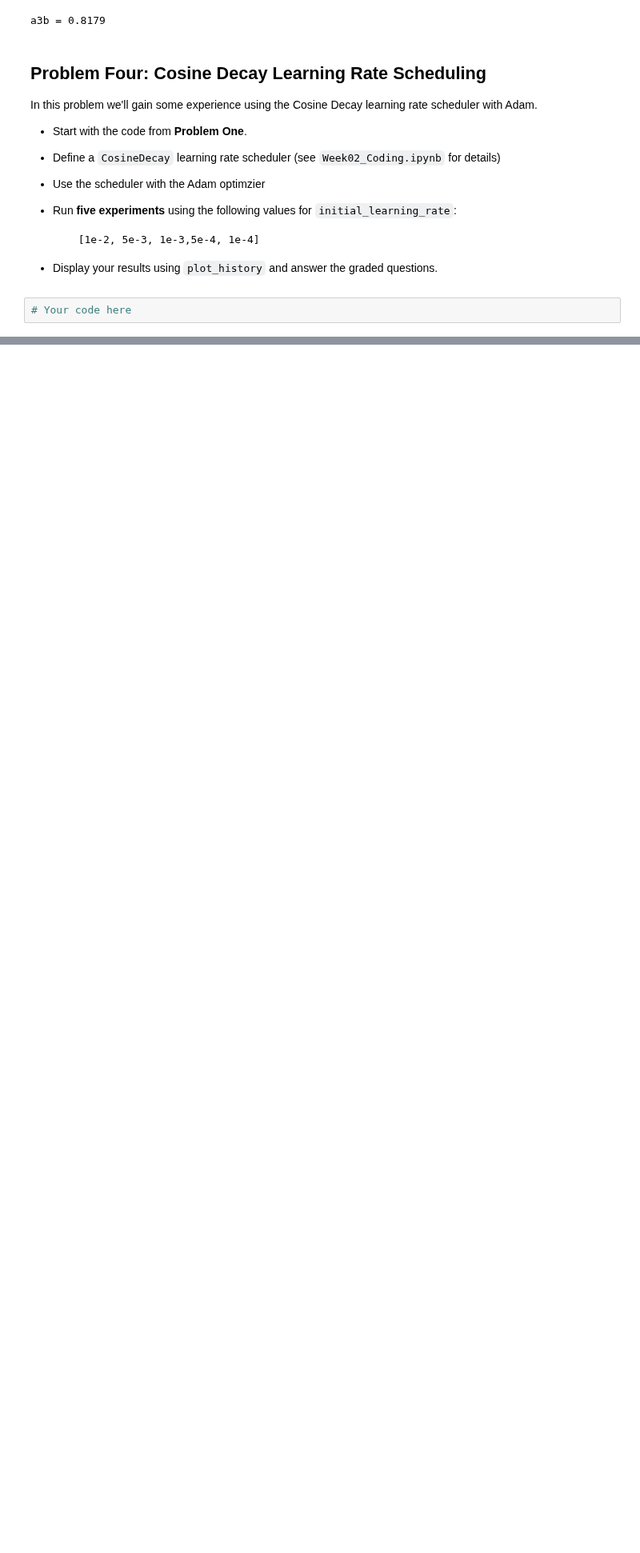
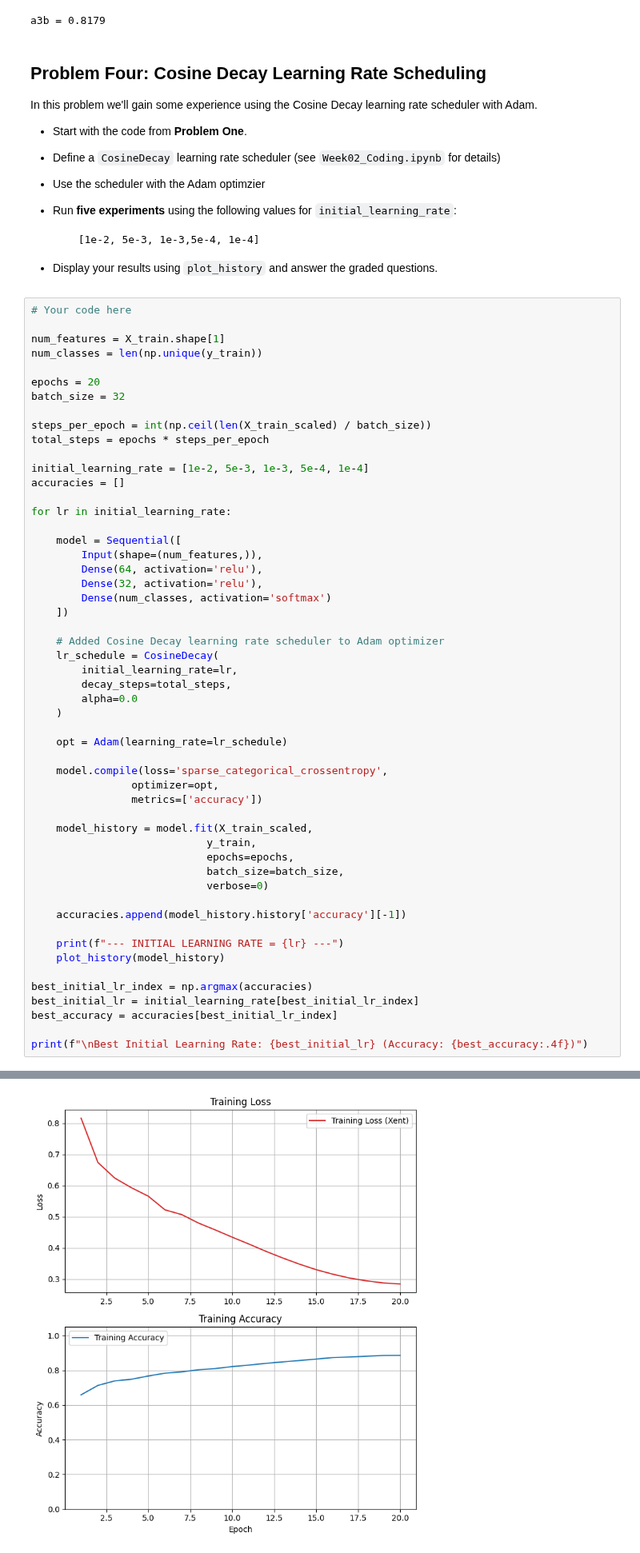
Before and after one commit to aidandig/DX703-HW, a Jupyter notebook: Homework_02.ipynb, the cells around one changed output, grey strips where cells are left out. Shown at 80% size. Drawn from its saved outputs; the diff is of its cells as text; blank space fills up the shorter version.

Commit message:
Finding best initial learning rate when using cosine decay as an LR scheduler

```diff
--- a/Homework_02.ipynb
+++ b/Homework_02.ipynb
@@ -417,3 +417,55 @@ In this problem we'll gain some experience using the Cosine Decay learning rate
 * Display your results using `plot_history` and answer the graded questions.
 # %%
 # Your code here
+
+num_features = X_train.shape[1]
+num_classes = len(np.unique(y_train))
+
+epochs = 20
+batch_size = 32
+
+steps_per_epoch = int(np.ceil(len(X_train_scaled) / batch_size))
+total_steps = epochs * steps_per_epoch
+
+initial_learning_rate = [1e-2, 5e-3, 1e-3, 5e-4, 1e-4]
+accuracies = []
+
+for lr in initial_learning_rate:
+
+    model = Sequential([
+        Input(shape=(num_features,)),
+        Dense(64, activation='relu'),
+        Dense(32, activation='relu'),
+        Dense(num_classes, activation='softmax')
+    ])
+
+    # Added Cosine Decay learning rate scheduler to Adam optimizer
+    lr_schedule = CosineDecay(
+        initial_learning_rate=lr,
+        decay_steps=total_steps,
+        alpha=0.0
+    )
+
+    opt = Adam(learning_rate=lr_schedule)
+
+    model.compile(loss='sparse_categorical_crossentropy',
+                optimizer=opt,
+                metrics=['accuracy'])
+
+    model_history = model.fit(X_train_scaled,
+                            y_train,
+                            epochs=epochs,
+                            batch_size=batch_size,
+                            verbose=0)
+
+    accuracies.append(model_history.history['accuracy'][-1])
+
+    print(f"--- INITIAL LEARNING RATE = {lr} ---")
+    plot_history(model_history)
+
+best_initial_lr_index = np.argmax(accuracies)
+best_initial_lr = initial_learning_rate[best_initial_lr_index]
+best_accuracy = accuracies[best_initial_lr_index]
+
+print(f"\nBest Initial Learning Rate: {best_initial_lr} (Accuracy: {best_accuracy:.4f})")
+# %% [output]
@@ -419,0 +473 @@ In this problem we'll gain some experience using the Cosine Decay learning rate
+[figure, added]
```
Also changed, not shown: parts of 5 cells of this notebook.
